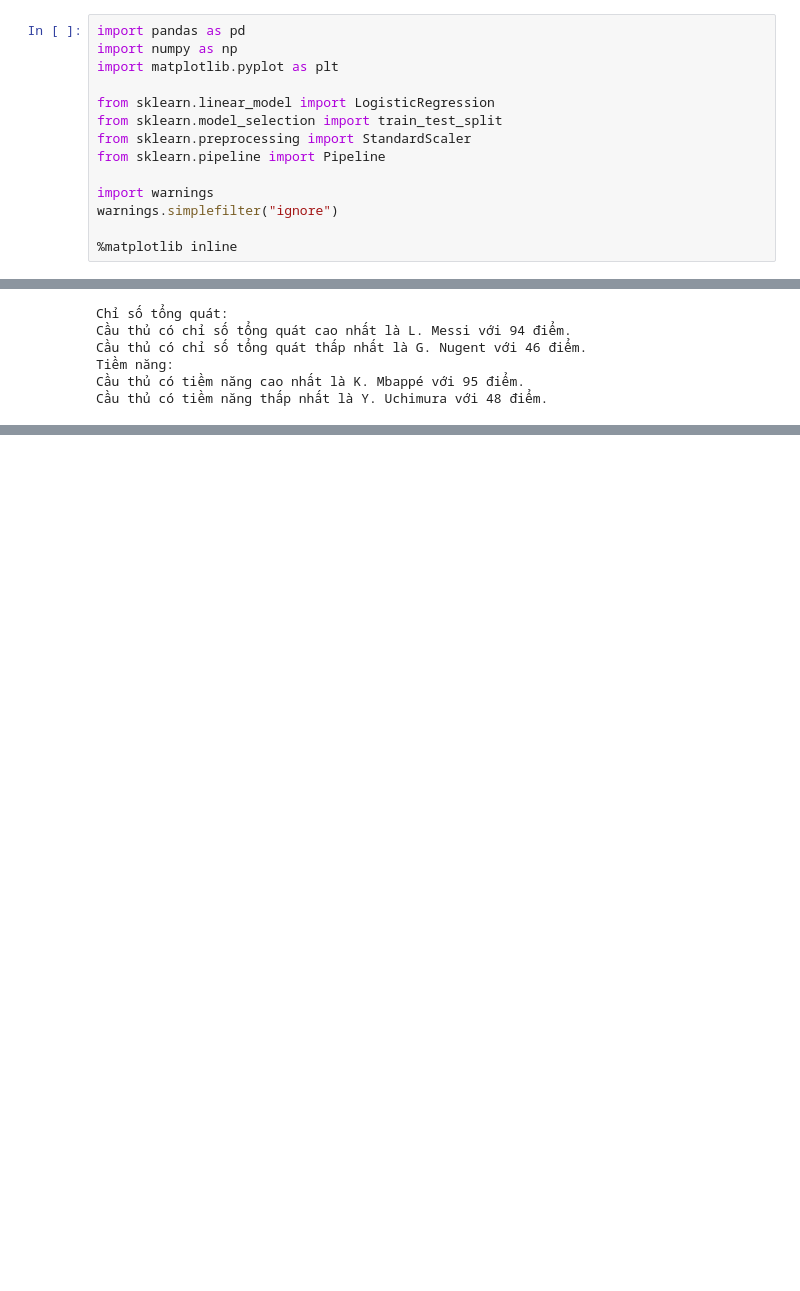
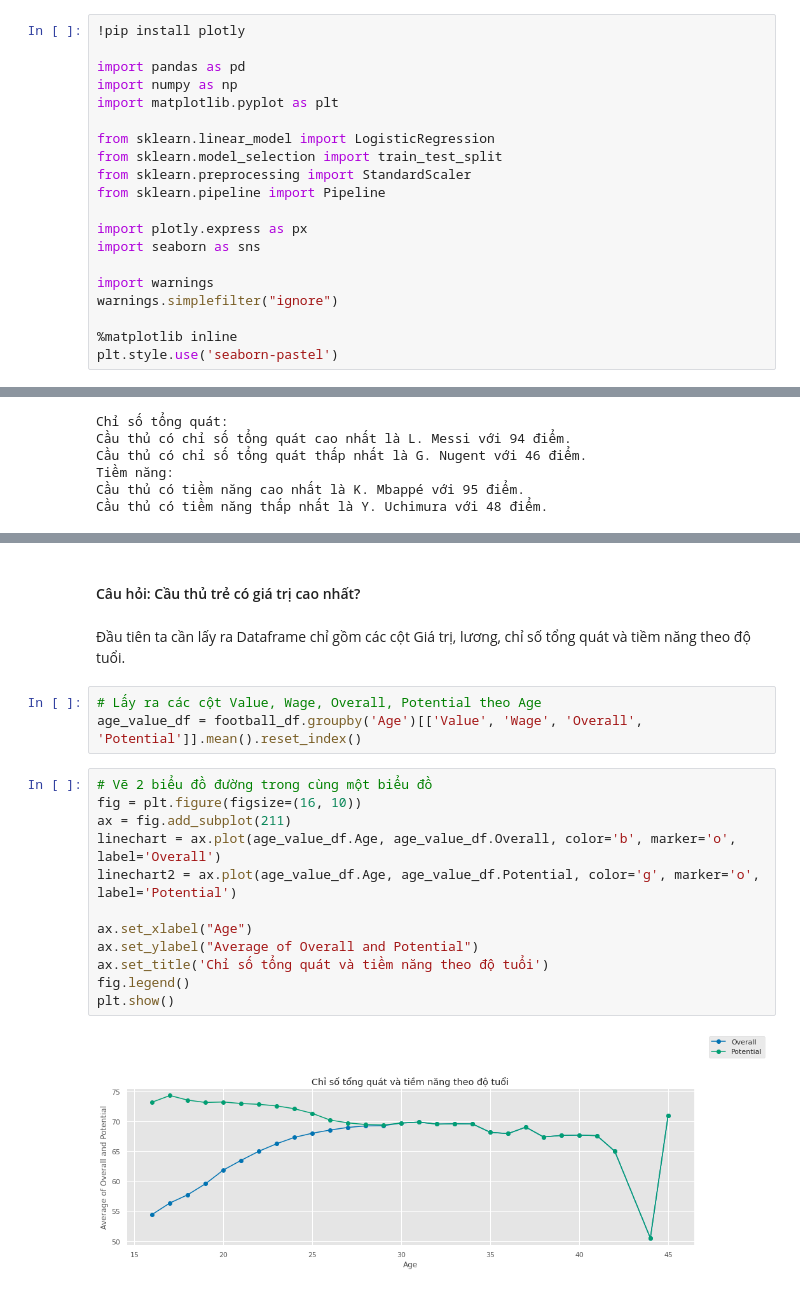
Before and after one commit to heraclex12/Data-Science-Final-Project, a Jupyter notebook: 1712442-TranTrungHieu.ipynb, the cells around one changed output, grey strips where cells are left out. Saved outputs shown, nothing was run; the diff lists cells and outputs as text; blank space fills up the shorter version.

```diff
--- a/1712442-TranTrungHieu.ipynb
+++ b/1712442-TranTrungHieu.ipynb
@@ -2,6 +2,8 @@
 #### Họ và tên: Trần Trung Hiếu
 #### MSSV: 1712442
 # %%
+!pip install plotly
+
 import pandas as pd
 import numpy as np
 import matplotlib.pyplot as plt
@@ -11,7 +13,11 @@ from sklearn.model_selection import train_test_split
 from sklearn.preprocessing import StandardScaler
 from sklearn.pipeline import Pipeline
 
+import plotly.express as px
+import seaborn as sns
+
 import warnings
 warnings.simplefilter("ignore")
 
 %matplotlib inline
+plt.style.use('seaborn-pastel')
@@ -453 +459,22 @@ Cầu thủ có tiềm năng thấp nhất là Y. Uchimura với 48 điểm.
 6. So sánh giữa vị trí thi đấu với tiền lương hoặc giá trị chuyển nhượng
+# %% [markdown]
+#### Câu hỏi: Cầu thủ trẻ có giá trị cao nhất?
+# %% [markdown]
+Đầu tiên ta cần lấy ra Dataframe chỉ gồm các cột Giá trị, lương, chỉ số tổng quát và tiềm năng theo độ tuổi.
+# %%
+# Lấy ra các cột Value, Wage, Overall, Potential theo Age
+age_value_df = football_df.groupby('Age')[['Value', 'Wage', 'Overall', 'Potential']].mean().reset_index()
+# %%
+# Vẽ 2 biểu đồ đường trong cùng một biểu đồ
+fig = plt.figure(figsize=(16, 10))
+ax = fig.add_subplot(211)
+linechart = ax.plot(age_value_df.Age, age_value_df.Overall, color='b', marker='o', label='Overall')
+linechart2 = ax.plot(age_value_df.Age, age_value_df.Potential, color='g', marker='o', label='Potential')
+
+ax.set_xlabel("Age")
+ax.set_ylabel("Average of Overall and Potential")
+ax.set_title('Chỉ số tổng quát và tiềm năng theo độ tuổi')
+fig.legend()
+plt.show()
+# %% [output]
+[figure, added]
```
Also changed, not shown: parts of 19 cells of this notebook.
